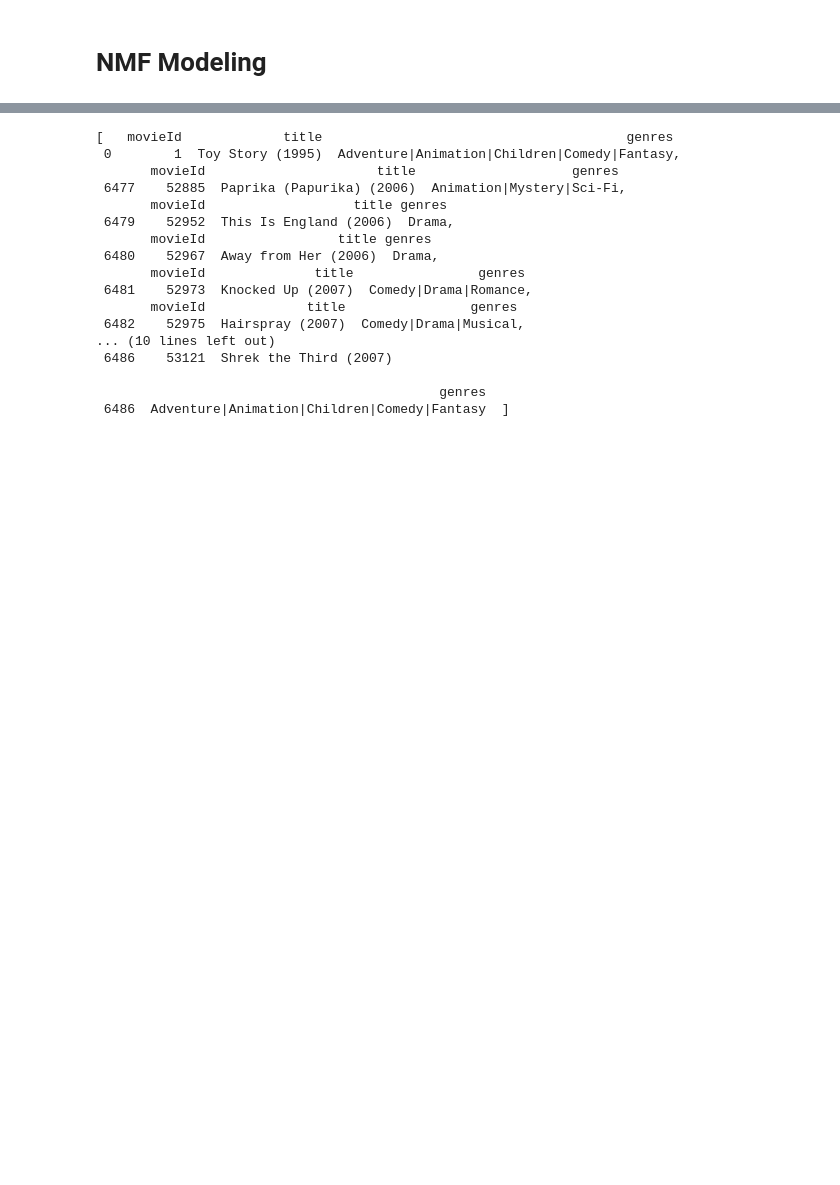
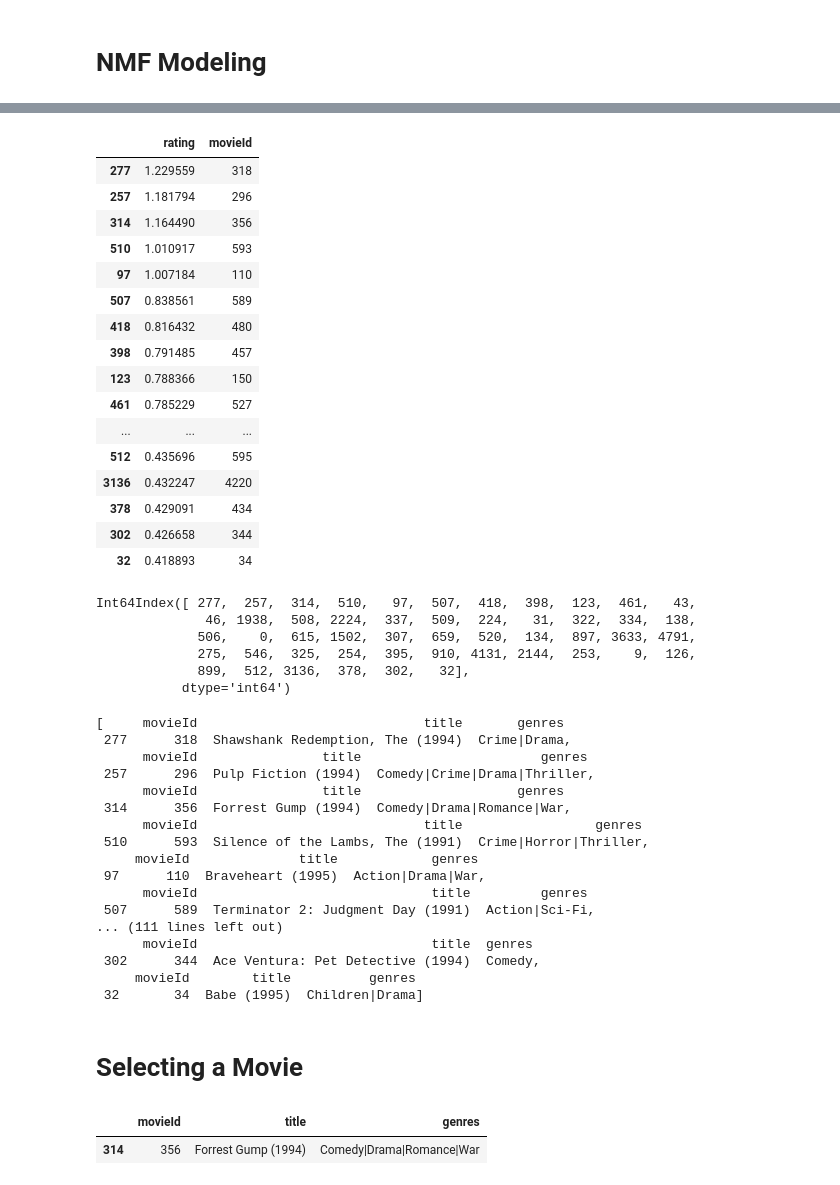
Before and after one commit to julian801/JC_Movie_Recommender, a Jupyter notebook: No_longer_crap.ipynb, the cells around one changed output, grey strips where cells are left out. Cells and saved outputs as stored; diff of their text form; code cells hidden in the pictures; blank space fills up the shorter version.

```diff
--- a/No_longer_crap.ipynb
+++ b/No_longer_crap.ipynb
@@ -146,29 +141,61 @@ outcome = outcome.transpose()
 outcome['movieId'] = movies_ind['movieId']
 # %%
 outcome = outcome.rename(columns={0:'rating'})
+# %%
+top
+# %% [output]
+|  | rating | movieId |
+| 277 | 1.229559 | 318 |
+| 257 | 1.181794 | 296 |
+| 314 | 1.164490 | 356 |
+| 510 | 1.010917 | 593 |
+| 97 | 1.007184 | 110 |
+| 507 | 0.838561 | 589 |
+| 418 | 0.816432 | 480 |
+| 398 | 0.791485 | 457 |
+| 123 | 0.788366 | 150 |
+| 461 | 0.785229 | 527 |
+| ... | ... | ... |
+| 512 | 0.435696 | 595 |
+| 3136 | 0.432247 | 4220 |
+| 378 | 0.429091 | 434 |
+| 302 | 0.426658 | 344 |
+| 32 | 0.418893 | 34 |
+# %%
+for x in top.index:
+    if x ==
+# %% [output]
+Int64Index([ 277,  257,  314,  510,   97,  507,  418,  398,  123,  461,   43,
+              46, 1938,  508, 2224,  337,  509,  224,   31,  322,  334,  138,
+             506,    0,  615, 1502,  307,  659,  520,  134,  897, 3633, 4791,
+             275,  546,  325,  254,  395,  910, 4131, 2144,  253,    9,  126,
+             899,  512, 3136,  378,  302,   32],
+           dtype='int64')
 # %%
-top =outcome.sort_values(by='rating',ascending=False).head(10)
+top =outcome.sort_values(by='rating',ascending=False).head(50)
 
 top_movies = []
 for x in top['movieId']:
-   top_movies.append(movies_ind[movies_ind['movieId']== x])
+    top_movies.append(movies_ind[movies_ind['movieId']== x])
 
 top_movies
 # %% [output]
-[   movieId             title                                       genres
- 0        1  Toy Story (1995)  Adventure|Animation|Children|Comedy|Fantasy,
-       movieId                      title                    genres
- 6477    52885  Paprika (Papurika) (2006)  Animation|Mystery|Sci-Fi,
-       movieId                   title genres
- 6479    52952  This Is England (2006)  Drama,
-       movieId                 title genres
- 6480    52967  Away from Her (2006)  Drama,
-       movieId              title                genres
- 6481    52973  Knocked Up (2007)  Comedy|Drama|Romance,
-       movieId             title                genres
- 6482    52975  Hairspray (2007)  Comedy|Drama|Musical,
-... (10 lines left out)
- 6486    53121  Shrek the Third (2007)
-
-                                            genres
- 6486  Adventure|Animation|Children|Comedy|Fantasy  ]
+[     movieId                             title       genres
+ 277      318  Shawshank Redemption, The (1994)  Crime|Drama,
+      movieId                title                       genres
+ 257      296  Pulp Fiction (1994)  Comedy|Crime|Drama|Thriller,
+      movieId                title                    genres
+ 314      356  Forrest Gump (1994)  Comedy|Drama|Romance|War,
+      movieId                             title                 genres
+ 510      593  Silence of the Lambs, The (1991)  Crime|Horror|Thriller,
+     movieId              title            genres
+ 97      110  Braveheart (1995)  Action|Drama|War,
+      movieId                              title         genres
+ 507      589  Terminator 2: Judgment Day (1991)  Action|Sci-Fi,
+... (111 lines left out)
+      movieId                              title  genres
+ 302      344  Ace Ventura: Pet Detective (1994)  Comedy,
+     movieId        title          genres
+ 32       34  Babe (1995)  Children|Drama]
+# %% [markdown]
+# Selecting a Movie
@@ -174,0 +204,5 @@ top_movies
+# %%
+top_movies_g[0]
+# %% [output]
+|  | movieId | title | genres |
+| 314 | 356 | Forrest Gump (1994) | Comedy|Drama|Romance|War |
```
Also changed, not shown: parts of 21 cells of this notebook.
